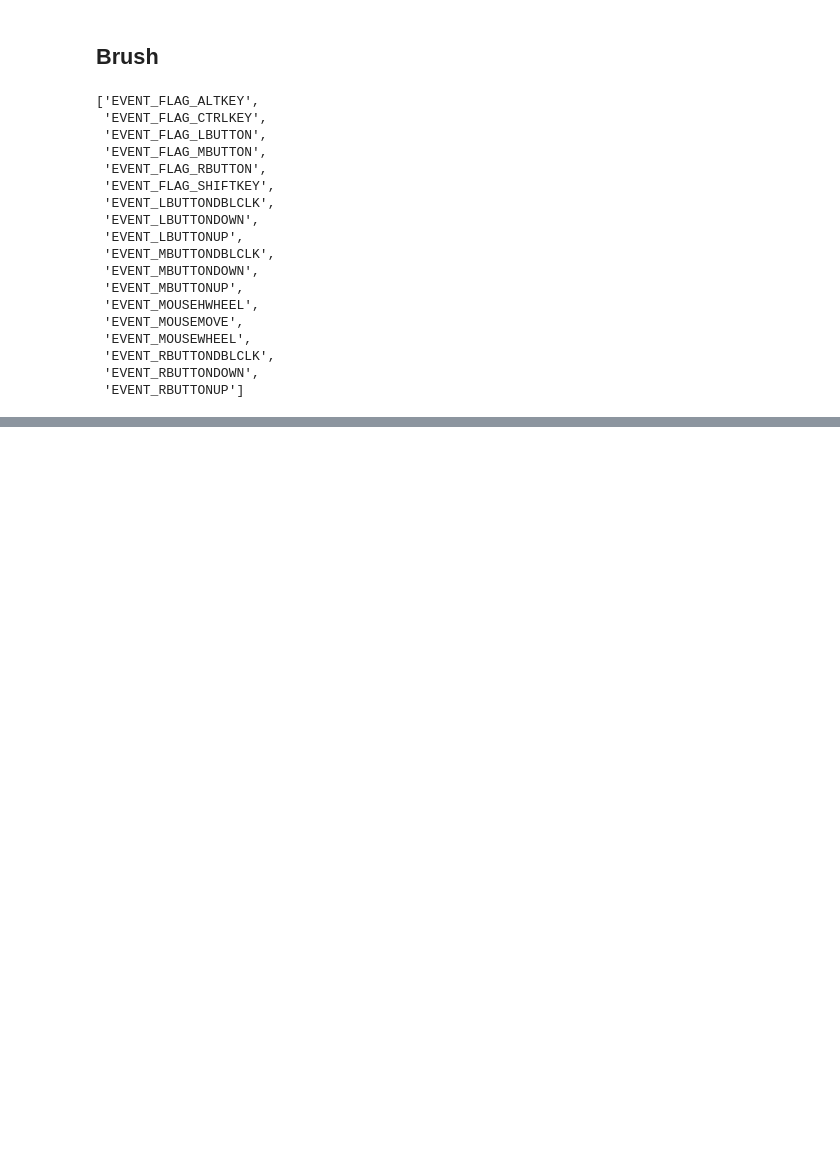
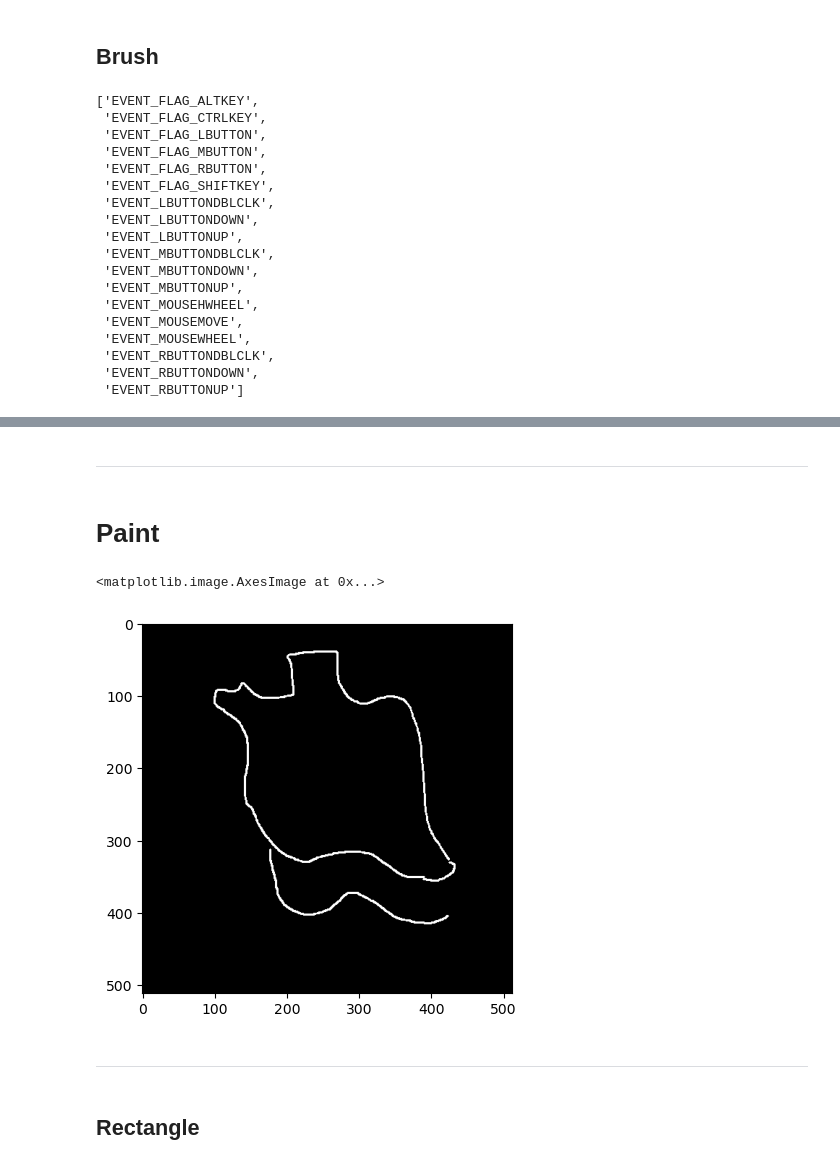
Before and after one commit to mjmousavi97/image-processing-and-computer_vision-using-opencv, a Jupyter notebook: projects/session_3/src/Mouse_Click_Event.ipynb, the cells around one changed output, grey strips where cells are left out. Saved outputs shown, nothing was run; the diff lists cells and outputs as text; code cells hidden in the pictures; blank space fills up the shorter version.

Commit message:
Updated projects/session_3/src/Mouse_Click_Event.ipynb. worked with more MOUSE EVEENTS.

```diff
--- a/projects/session_3/src/Mouse_Click_Event.ipynb
+++ b/projects/session_3/src/Mouse_Click_Event.ipynb
@@ -101,0 +118,46 @@ cv2.destroyAllWindows()
+# %% [markdown]
+----
+# %% [markdown]
+# Paint
+# %%
+image = np.zeros((512, 512, 3), dtype=np.uint8)
+left_button = False
+ix = 0
+iy = 0
+
+def paint(event,x, y, flag, param):
+    global left_button
+    global ix, iy
+
+    if event == cv2.EVENT_LBUTTONDOWN:
+        left_button = True
+        ix = x
+        iy = y
+
+    elif event == cv2.EVENT_MOUSEMOVE:
+        if left_button == True:
+            cv2.line(image, (ix, iy), (x, y), (255, 255, 255), 2)
+            ix = x
+            iy = y
+
+    elif event == cv2.EVENT_LBUTTONUP:
+        left_button = False
+
+cv2.namedWindow("Image")
+cv2.setMouseCallback("Image", paint)
+
+while True:
+    cv2.imshow("Image", image)
+    if cv2.waitKey(1) == 27:
+        break
+
+cv2.destroyAllWindows()
+
+plt.imshow(image[..., ::-1])
+# %% [output]
+<matplotlib.image.AxesImage at 0x...>
+[figure, added]
+# %% [markdown]
+____
+# %% [markdown]
+## Rectangle
```
Also changed, not shown: parts of 9 cells of this notebook.
